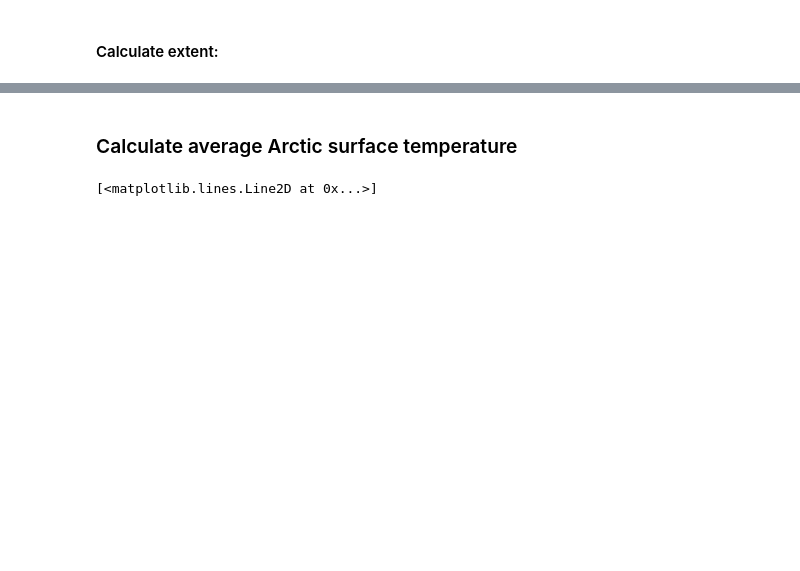
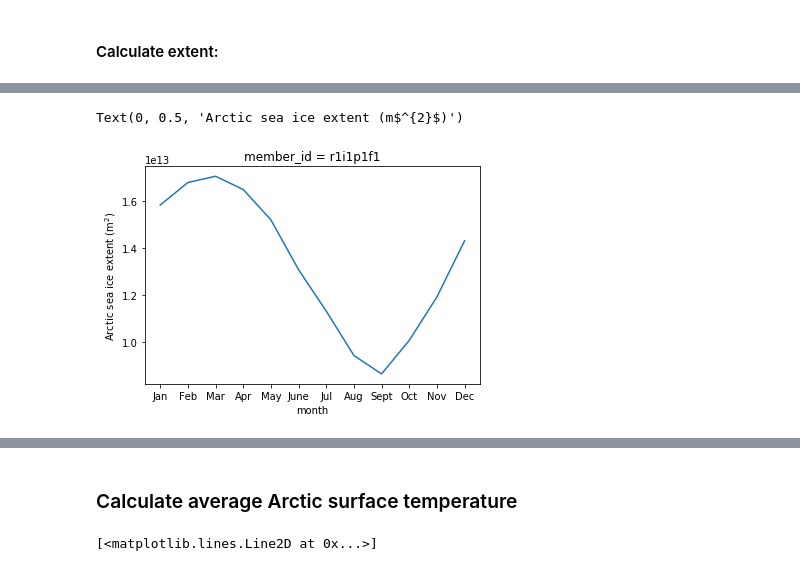
Before and after one commit to smithmadisonm/cmip6-seaice-temp-sensitivity, a Jupyter notebook: notebooks/combined_notebook.ipynb, the cells around one changed output, grey strips where cells are left out. Cells and saved outputs as stored; diff of their text form; code cells hidden in the pictures; blank space fills up the shorter version.

```diff
--- a/notebooks/combined_notebook.ipynb
+++ b/notebooks/combined_notebook.ipynb
@@ -127,0 +119,9 @@ plt.legend()
+# %%
+#Plot climatology
+si_mon_mn = ts_Arctic_extent.groupby('time.month').mean('time')
+si_mon_mn.plot()
+plt.xticks(np.arange(1,13,1), month_lab)
+plt.ylabel('Arctic sea ice extent (m$^{2}$)')
+# %% [output]
+Text(0, 0.5, 'Arctic sea ice extent (m$^{2}$)')
+[figure, added]
```
Also changed, not shown: parts of 19 cells of this notebook.
